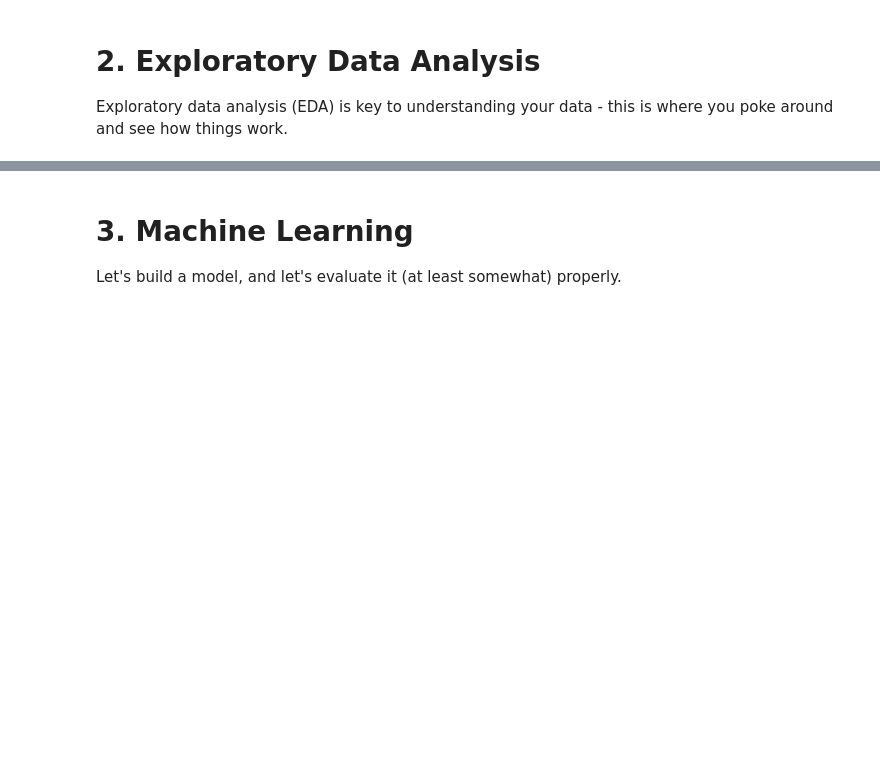
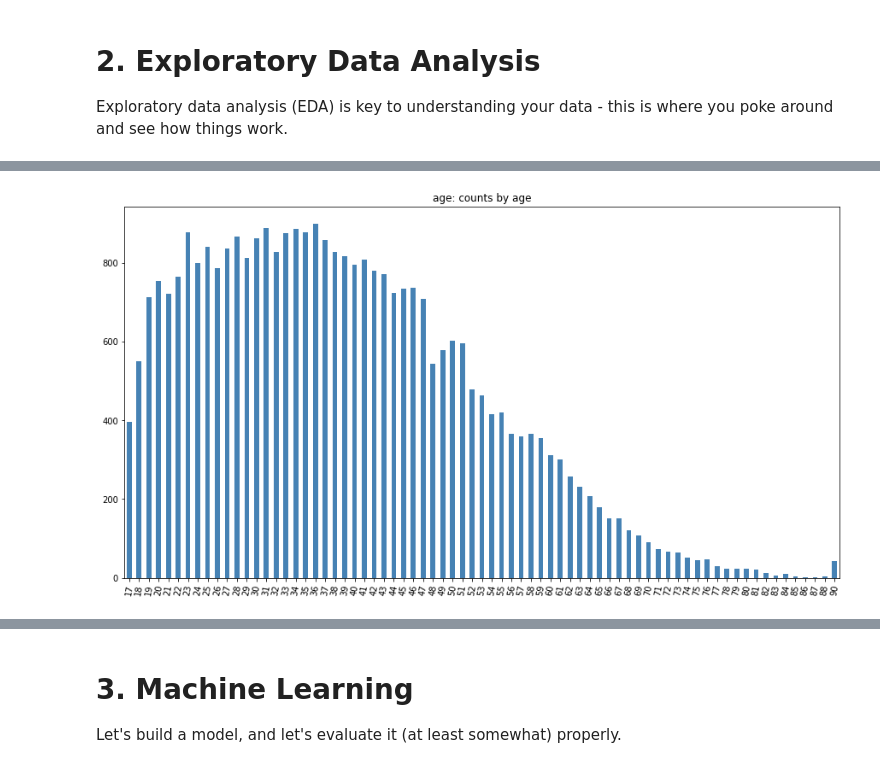
Before and after one commit to lermana/python_fundamentals, a Jupyter notebook: data_science.ipynb, the cells around one changed output, grey strips where cells are left out. Cells and saved outputs as stored; diff of their text form; code cells hidden in the pictures; blank space fills up the shorter version.

```diff
--- a/data_science.ipynb
+++ b/data_science.ipynb
@@ -444,0 +428,5 @@ First - we should hold-out some data for testing.
+# %%
+ax = table.age.value_counts().sort_index().plot.bar(figsize=(15, 8), color="steelblue", rot=80)
+ax.title.set_text('age: counts by age')
+# %% [output]
+[figure, added]
```
Also changed, not shown: parts of 257 cells of this notebook.
